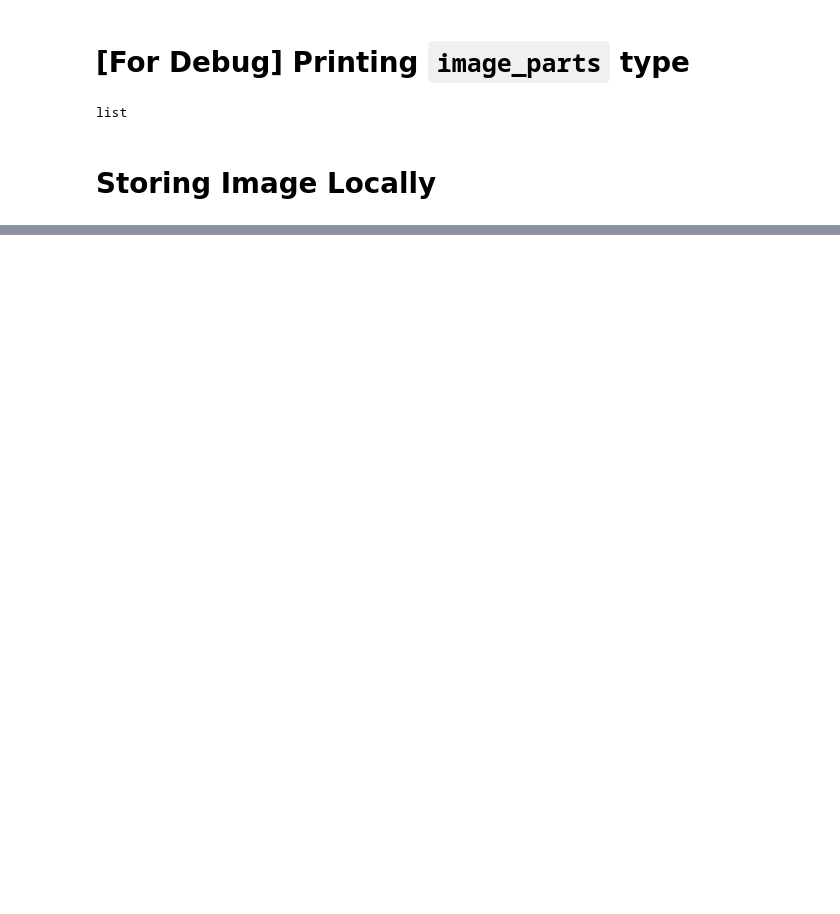
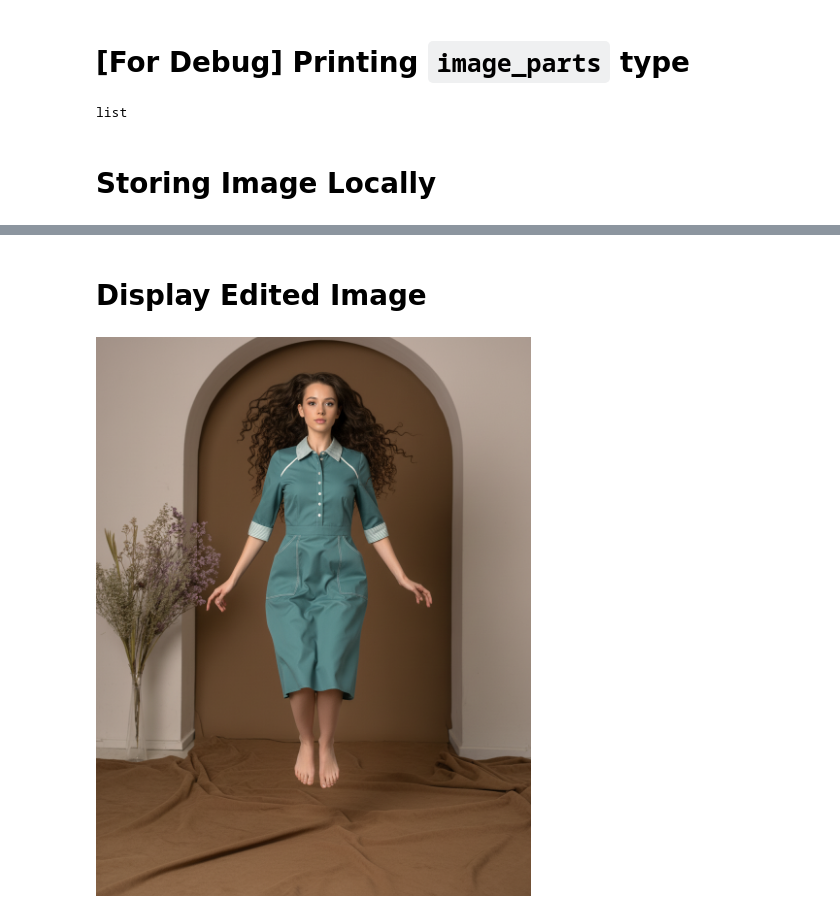
Before and after one commit to jackiedabekar/virtual-try-on, a Jupyter notebook: imagen-v1-gcp.ipynb, the cells around one changed output, grey strips where cells are left out. Drawn from its saved outputs; the diff is of its cells as text; code cells hidden in the pictures; blank space fills up the shorter version.

```diff
--- a/imagen-v1-gcp.ipynb
+++ b/imagen-v1-gcp.ipynb
@@ -122,0 +143,17 @@ if image_parts:
+# %%
+poseInstruction = {
+    "hands_on_hip" : "Full frontal view, hands on hips",
+    "slight_turned": "Slightly turned, 3/4 view",
+    "side_profile":"Side profile view",
+    "jumping_in_air": "Jumping in the air, mid-action shot",
+    "walk_towards_camera": "Walking towards camera",
+    "lean_against_wall":"Leaning against a wall",
+}
+
+pose_prompt = f"""
+You are an expert fashion photographer AI.
+Take this image and regenerate it from a different perspective.
+The person, clothing, and background style must remain identical.
+The new perspective should be: {poseInstruction["jumping_in_air"]}.
+Return ONLY the final image
+"""
@@ -122,0 +162,17 @@ if image_parts:
+# %%
+if file_name:
+    image_to_edit = Image.open(file_name)
+
+    edited_response = client.models.generate_content(
+        model="gemini-2.5-flash-image-preview",
+        contents=[image_to_edit, pose_prompt],
+    )
+
+    edited_image_parts = [
+        part.inline_data.data
+        for part in edited_response.candidates[0].content.parts
+        if part.inline_data
+    ]
+    print("Resonse:", edited_response)
+else:
+    print("No file name found to read image from.")
@@ -122,0 +197,10 @@ if image_parts:
+# %% [markdown]
+# Display Edited Image
+# %%
+if edited_image_parts:
+    image = Image.open(BytesIO(edited_image_parts[0]))
+    edited_imaged = f"./generated-images/edited/fashion_ecommerce_shot_{uuid4()}.png"
+    image.save(edited_imaged)
+    display(IPImage(filename=edited_imaged))
+# %% [output]
+[figure, added]
```
Also changed, not shown: parts of 6 cells of this notebook, 9 other files.
